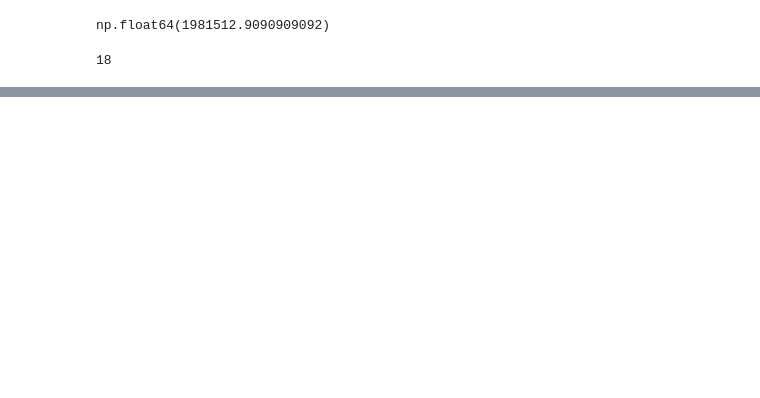
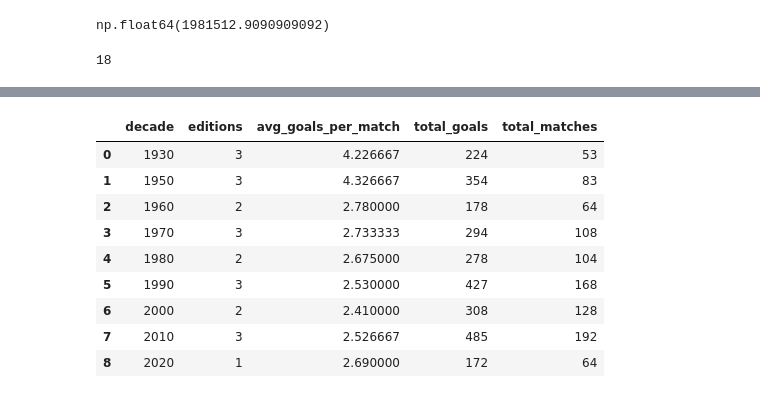
Before and after one commit to iMohamed-XD/Tamkeen, a Jupyter notebook: 5-data_project/Analytics.ipynb, the cells around one changed output, grey strips where cells are left out. Drawn from its saved outputs; the diff is of its cells as text; code cells hidden in the pictures; blank space fills up the shorter version.

Commit message:
feat: added some analytics to visualize editions of the world cup

```diff
--- a/5-data_project/Analytics.ipynb
+++ b/5-data_project/Analytics.ipynb
@@ -39,0 +149,28 @@ df_editions["host"].nunique()
+# %%
+df_editions["decade"] = (
+    df_editions["year"] // 10 * 10
+)
+
+decade_stats = (
+    df_editions.groupby("decade")
+    .agg(
+        editions=("year", "count"),
+        avg_goals_per_match=("goals_per_match", "mean"),
+        total_goals=("goals", "sum"),
+        total_matches=("matches", "sum")
+    )
+    .reset_index()
+)
+
+decade_stats
+# %% [output]
+|  | decade | editions | avg_goals_per_match | total_goals | total_matches |
+| 0 | 1930 | 3 | 4.226667 | 224 | 53 |
+| 1 | 1950 | 3 | 4.326667 | 354 | 83 |
+| 2 | 1960 | 2 | 2.780000 | 178 | 64 |
+| 3 | 1970 | 3 | 2.733333 | 294 | 108 |
+| 4 | 1980 | 2 | 2.675000 | 278 | 104 |
+| 5 | 1990 | 3 | 2.530000 | 427 | 168 |
+| 6 | 2000 | 2 | 2.410000 | 308 | 128 |
+| 7 | 2010 | 3 | 2.526667 | 485 | 192 |
+| 8 | 2020 | 1 | 2.690000 | 172 | 64 |
```
Also changed, not shown: parts of 19 cells of this notebook.
